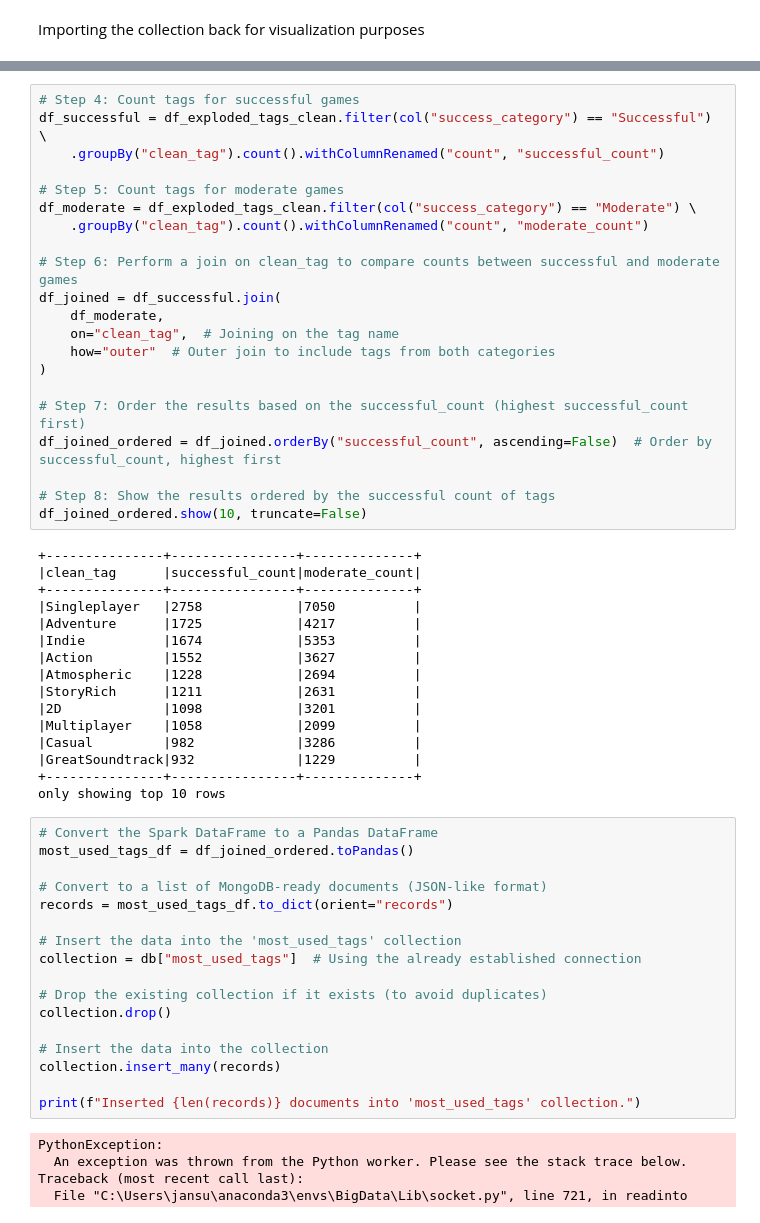
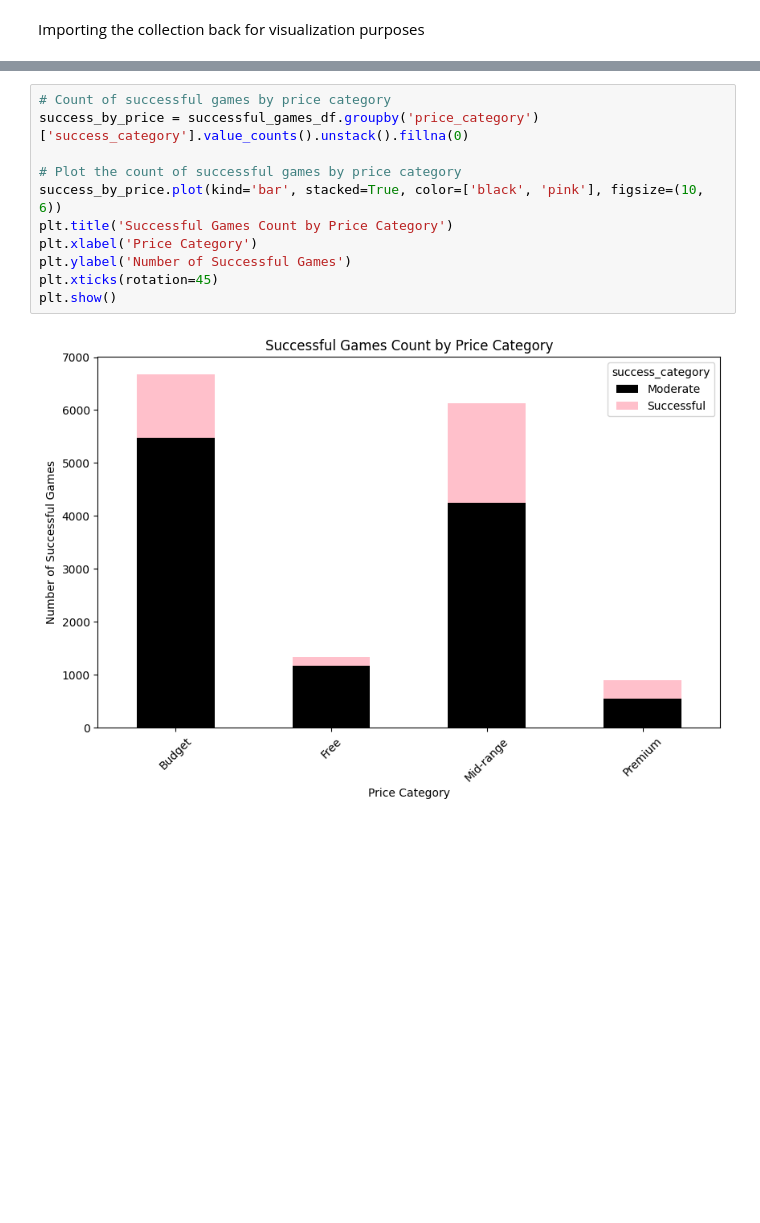
Before and after one commit to Florrena/BigDataTechnologies, a Jupyter notebook: Project.ipynb, the cells around one changed output, grey strips where cells are left out. Cells and saved outputs as stored; diff of their text form; blank space fills up the shorter version.

```diff
--- a/Project.ipynb
+++ b/Project.ipynb
@@ -594,59 +705,13 @@ df_exploded_tags_clean = df_exploded_tags.withColumn(
-# %%
-# Step 4: Count tags for successful games
-df_successful = df_exploded_tags_clean.filter(col("success_category") == "Successful") \
-    .groupBy("clean_tag").count().withColumnRenamed("count", "successful_count")
-
-# Step 5: Count tags for moderate games
-df_moderate = df_exploded_tags_clean.filter(col("success_category") == "Moderate") \
-    .groupBy("clean_tag").count().withColumnRenamed("count", "moderate_count")
-
-# Step 6: Perform a join on clean_tag to compare counts between successful and moderate games
-df_joined = df_successful.join(
-    df_moderate,
-    on="clean_tag",  # Joining on the tag name
-    how="outer"  # Outer join to include tags from both categories
-)
-
-# Step 7: Order the results based on the successful_count (highest successful_count first)
-df_joined_ordered = df_joined.orderBy("successful_count", ascending=False)  # Order by successful_count, highest first
-
-# Step 8: Show the results ordered by the successful count of tags
-df_joined_ordered.show(10, truncate=False)
-# %% [output]
-+---------------+----------------+--------------+
-|clean_tag      |successful_count|moderate_count|
-+---------------+----------------+--------------+
-|Singleplayer   |2758            |7050          |
-|Adventure      |1725            |4217          |
-|Indie          |1674            |5353          |
-|Action         |1552            |3627          |
-|Atmospheric    |1228            |2694          |
-|StoryRich      |1211            |2631          |
-|2D             |1098            |3201          |
-|Multiplayer    |1058            |2099          |
-|Casual         |982             |3286          |
-|GreatSoundtrack|932             |1229          |
-+---------------+----------------+--------------+
-only showing top 10 rows
-# %%
-# Convert the Spark DataFrame to a Pandas DataFrame
-most_used_tags_df = df_joined_ordered.toPandas()
-
-# Convert to a list of MongoDB-ready documents (JSON-like format)
-records = most_used_tags_df.to_dict(orient="records")
-
-# Insert the data into the 'most_used_tags' collection
-collection = db["most_used_tags"]  # Using the already established connection
-
-# Drop the existing collection if it exists (to avoid duplicates)
-collection.drop()
-
-# Insert the data into the collection
-collection.insert_many(records)
-
-print(f"Inserted {len(records)} documents into 'most_used_tags' collection.")
-# %% [output]
-PythonException:
-  An exception was thrown from the Python worker. Please see the stack trace below.
-Traceback (most recent call last):
-  File "C:\Users\jansu\anaconda3\envs\BigData\Lib\socket.py", line 721, in readinto
+# %%
+# Count of successful games by price category
+success_by_price = successful_games_df.groupby('price_category')['success_category'].value_counts().unstack().fillna(0)
+
+# Plot the count of successful games by price category
+success_by_price.plot(kind='bar', stacked=True, color=['black', 'pink'], figsize=(10, 6))
+plt.title('Successful Games Count by Price Category')
+plt.xlabel('Price Category')
+plt.ylabel('Number of Successful Games')
+plt.xticks(rotation=45)
+plt.show()
+# %% [output]
+[figure, added]
```
Also changed, not shown: parts of 21 cells of this notebook.
